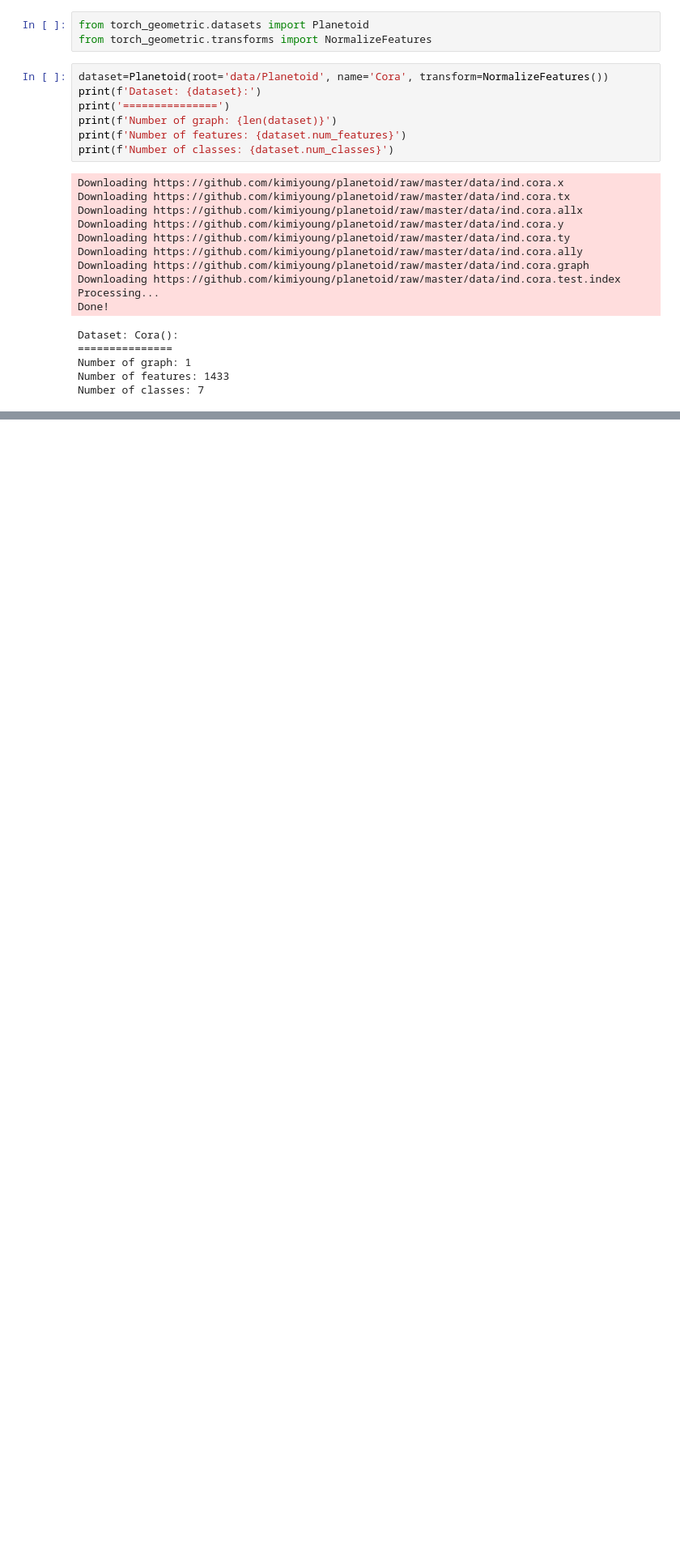
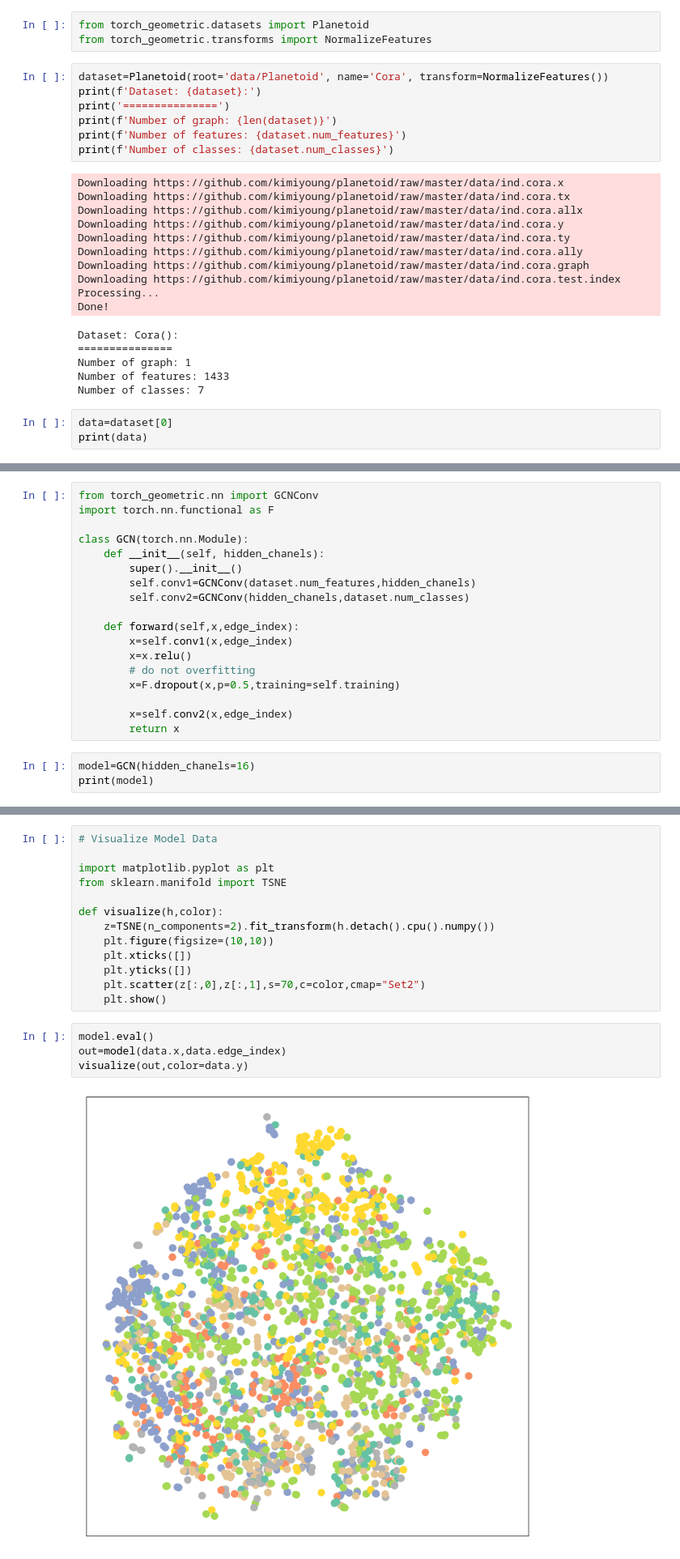
Before and after one commit to dangtrantrung/Graph-Neural-Network-GNN_Graph-Convolutional-Network-GCN, a Jupyter notebook: GCNwithCoraDataset.ipynb, the cells around one changed output, grey strips where cells are left out. Shown at 81% size. Saved outputs shown, nothing was run; the diff lists cells and outputs as text; blank space fills up the shorter version.

Commit message:
Build  Model GCN - Train - Test

```diff
--- a/GCNwithCoraDataset.ipynb
+++ b/GCNwithCoraDataset.ipynb
@@ -27,3 +27,6 @@ Dataset: Cora():
 Number of graph: 1
 Number of features: 1433
 Number of classes: 7
+# %%
+data=dataset[0]
+print(data)
@@ -29,0 +37,21 @@ Number of classes: 7
+# %%
+from torch_geometric.nn import GCNConv
+import torch.nn.functional as F
+
+class GCN(torch.nn.Module):
+    def __init__(self, hidden_chanels):
+        super().__init__()
+        self.conv1=GCNConv(dataset.num_features,hidden_chanels)
+        self.conv2=GCNConv(hidden_chanels,dataset.num_classes)
+
+    def forward(self,x,edge_index):
+        x=self.conv1(x,edge_index)
+        x=x.relu()
+        # do not overfitting
+        x=F.dropout(x,p=0.5,training=self.training)
+
+        x=self.conv2(x,edge_index)
+        return x
+# %%
+model=GCN(hidden_chanels=16)
+print(model)
@@ -29,0 +63,19 @@ Number of classes: 7
+# %%
+# Visualize Model Data
+
+import matplotlib.pyplot as plt
+from sklearn.manifold import TSNE
+
+def visualize(h,color):
+    z=TSNE(n_components=2).fit_transform(h.detach().cpu().numpy())
+    plt.figure(figsize=(10,10))
+    plt.xticks([])
+    plt.yticks([])
+    plt.scatter(z[:,0],z[:,1],s=70,c=color,cmap="Set2")
+    plt.show()
+# %%
+model.eval()
+out=model(data.x,data.edge_index)
+visualize(out,color=data.y)
+# %% [output]
+[figure, added]
```
Also changed, not shown: parts of 10 cells of this notebook.
